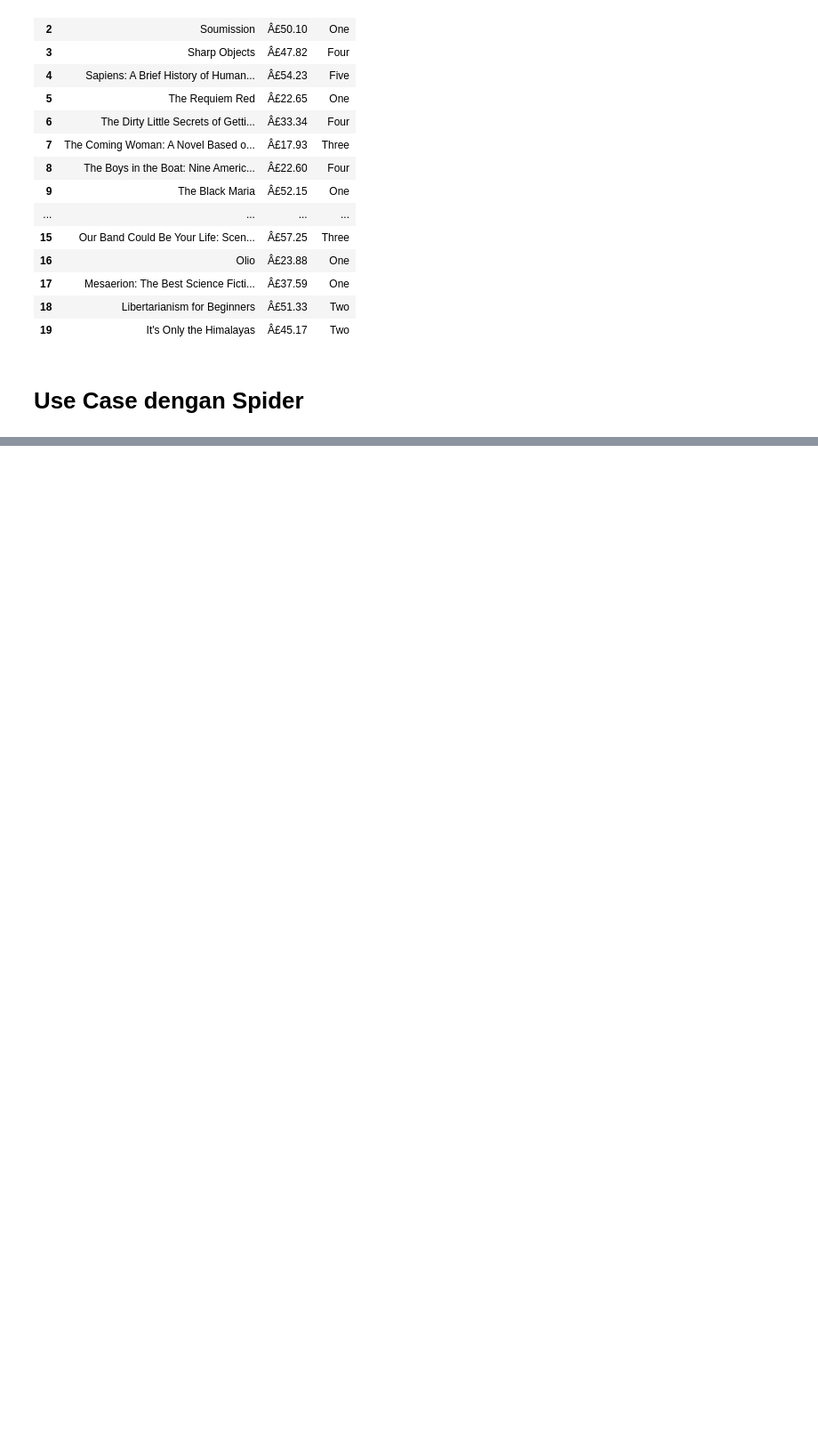
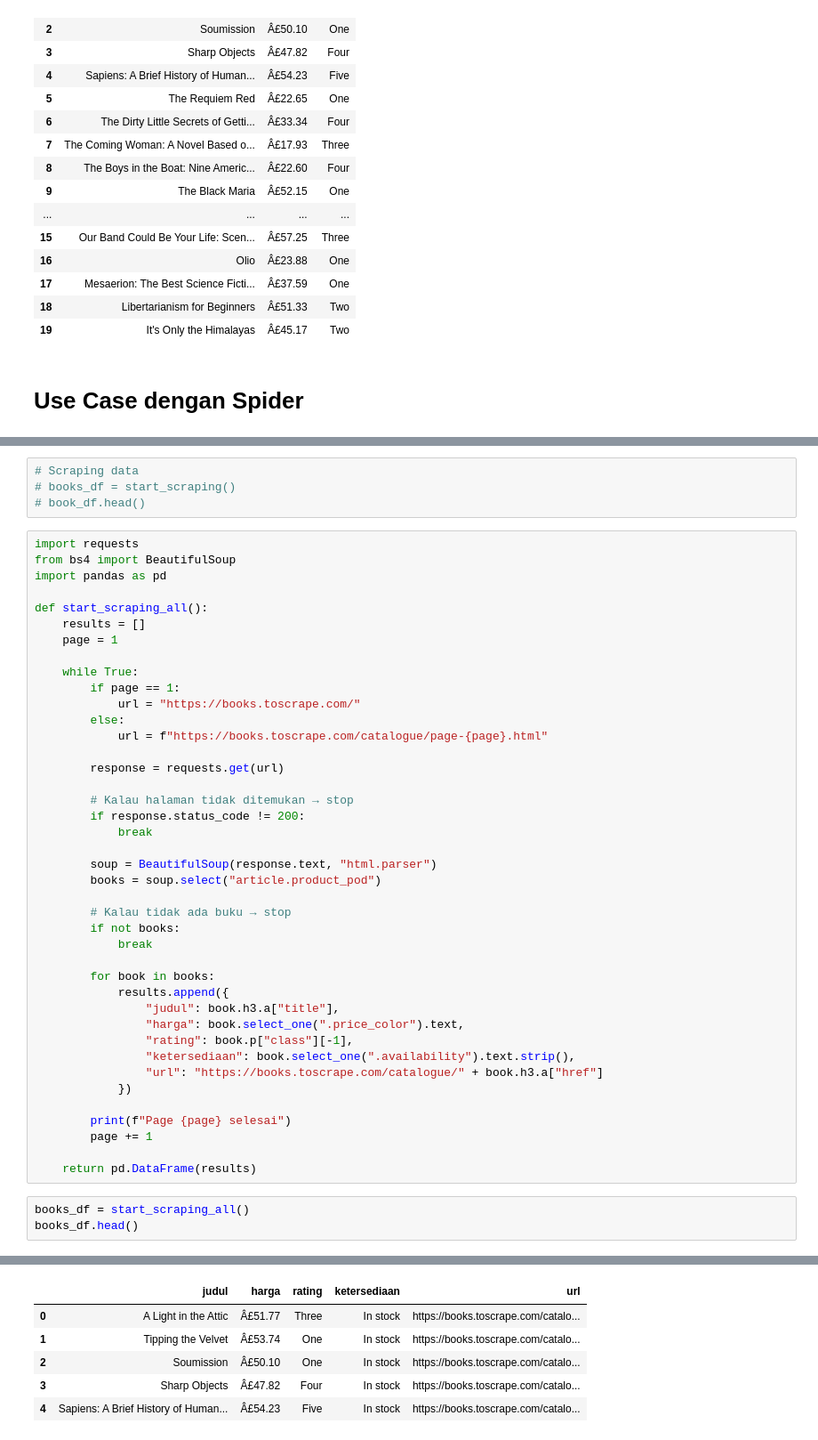
Before and after one commit to raka-arrayan/Web-Scraping, a Jupyter notebook: Web_Scraping.ipynb, the cells around one changed output, grey strips where cells are left out. Shown at 89% size. Cells and saved outputs as stored; diff of their text form; blank space fills up the shorter version.

```diff
--- a/Web_Scraping.ipynb
+++ b/Web_Scraping.ipynb
@@ -118,0 +175,49 @@ df
+# %%
+# Scraping data
+# books_df = start_scraping()
+# book_df.head()
+# %%
+import requests
+from bs4 import BeautifulSoup
+import pandas as pd
+
+def start_scraping_all():
+    results = []
+    page = 1
+
+    while True:
+        if page == 1:
+            url = "https://books.toscrape.com/"
+        else:
+            url = f"https://books.toscrape.com/catalogue/page-{page}.html"
+
+        response = requests.get(url)
+
+        # Kalau halaman tidak ditemukan → stop
+        if response.status_code != 200:
+            break
+
+        soup = BeautifulSoup(response.text, "html.parser")
+        books = soup.select("article.product_pod")
+
+        # Kalau tidak ada buku → stop
+        if not books:
+            break
+
+        for book in books:
+            results.append({
+                "judul": book.h3.a["title"],
+                "harga": book.select_one(".price_color").text,
+                "rating": book.p["class"][-1],
+                "ketersediaan": book.select_one(".availability").text.strip(),
+                "url": "https://books.toscrape.com/catalogue/" + book.h3.a["href"]
+            })
+
+        print(f"Page {page} selesai")
+        page += 1
+
+    return pd.DataFrame(results)
+# %%
+books_df = start_scraping_all()
+books_df.head()
+# %% [output]
@@ -118,0 +241,6 @@ df
+|  | judul | harga | rating | ketersediaan | url |
+| 0 | A Light in the Attic | Â£51.77 | Three | In stock | https://books.toscrape.com/catalo... |
+| 1 | Tipping the Velvet | Â£53.74 | One | In stock | https://books.toscrape.com/catalo... |
+| 2 | Soumission | Â£50.10 | One | In stock | https://books.toscrape.com/catalo... |
+| 3 | Sharp Objects | Â£47.82 | Four | In stock | https://books.toscrape.com/catalo... |
+| 4 | Sapiens: A Brief History of Human... | Â£54.23 | Five | In stock | https://books.toscrape.com/catalo... |
```
Also changed, not shown: parts of 6 cells of this notebook.
